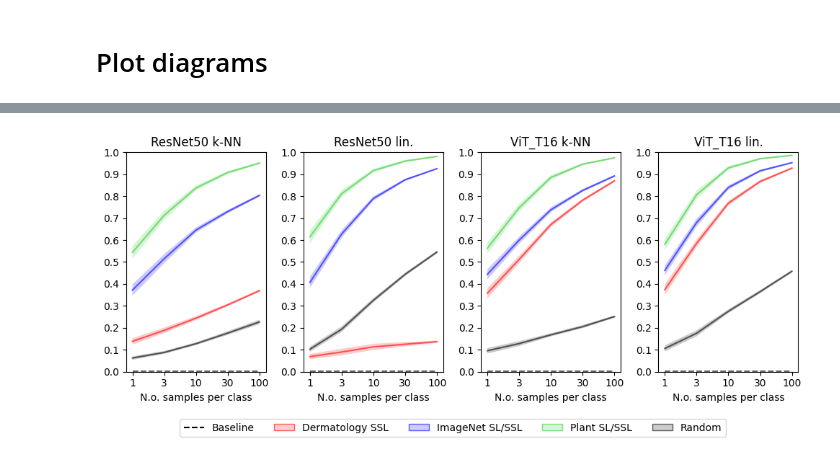
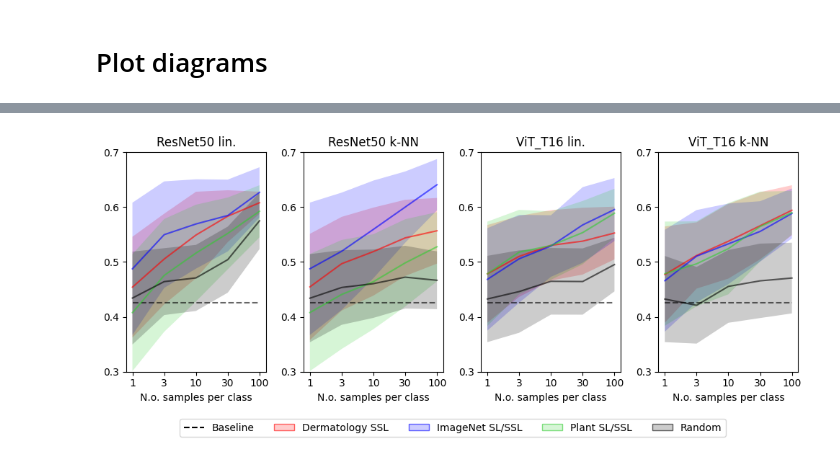
Before and after one commit to AlexanderPeter/thesis, a Jupyter notebook: code/23_plot_subsampling_scores.ipynb, the cells around one changed output, grey strips where cells are left out. Saved outputs shown, nothing was run; the diff lists cells and outputs as text; code cells hidden in the pictures.

```diff
--- a/code/23_plot_subsampling_scores.ipynb
+++ b/code/23_plot_subsampling_scores.ipynb
@@ -20,7 +20,7 @@ from local_python.general_utils import (
 path_f1_scores_grouped = "../results/f1_scores.csv"
 architectures = ["ResNet50", "ViT_T16"]
 x_axis_title = "N.o. samples per class"
-selected_index = 7
+selected_index = 0
 # %%
 selected_downstream = [
     "DDI",  # smallest derma dataset
@@ -79,17 +79,17 @@ def get_architecture_confics(selected_architecture):
 
     if "ResNet50" == selected_architecture:
         columns = [
-            "Derma_SSL_SimCLR",
-            "ImageNet_1k_SL_V1",
-            "PDDD",
+            "Derma SSL ",
+            "ImageNet SL ",
+            "Plant SL",
             "Random",
             # "ImageNet_1k_SSL_SimCLR",
         ]
     elif "ViT_T16" == selected_architecture:
         columns = [
-            "Derma",
-            "ImageNet_1k_SSL_Dino",
-            "Plant",
+            "Derma SSL",
+            "ImageNet SSL",
+            "Plant SSL",
             "Random",
             # "ImageNet_1k_SL_WinKawaks",
             # "ImageNet_AugReg",
@@ -238,35 +238,35 @@ plot_line_axis(
 )
 plot_line_axis(
     axes[0][1], "baseline", df_plot_3, legend_elements, architectures[0], baseline=True
 )
 plot_line_axis(
-    axes[0][0], f"{architectures[0]} k-NN", df_plot_1, legend_elements, architectures[0]
+    axes[0][0], f"{architectures[0]} lin.", df_plot_2, legend_elements, architectures[0]
 )
 plot_line_axis(
-    axes[0][1], f"{architectures[0]} lin.", df_plot_2, legend_elements, architectures[0]
+    axes[0][1], f"{architectures[0]} k-NN", df_plot_1, legend_elements, architectures[0]
 )
 
 plot_line_axis(
     axes[0][2], "baseline", df_plot_6, legend_elements, architectures[1], baseline=True
 )
 plot_line_axis(
     axes[0][3], "baseline", df_plot_6, legend_elements, architectures[1], baseline=True
 )
 plot_line_axis(
-    axes[0][2], f"{architectures[1]} k-NN", df_plot_4, legend_elements, architectures[1]
+    axes[0][2], f"{architectures[1]} lin.", df_plot_5, legend_elements, architectures[1]
 )
 plot_line_axis(
-    axes[0][3], f"{architectures[1]} lin.", df_plot_5, legend_elements, architectures[1]
+    axes[0][3], f"{architectures[1]} k-NN", df_plot_4, legend_elements, architectures[1]
 )
 
 fig.tight_layout()
 fig.legend(
     handles=list(legend_elements.values()),
     loc="upper center",
     bbox_to_anchor=(0.5, 0),
     ncol=len(legend_elements),
 )
 postfix = selected_downstream.lower().replace(" ", "_")
 plt.savefig(f"../images/lines_{postfix}.png", bbox_inches="tight")
 # %% [output]
-[figure, old version]
+[figure, new version]
```
Also changed, not shown: parts of 1 cell of this notebook, 20 other files.
